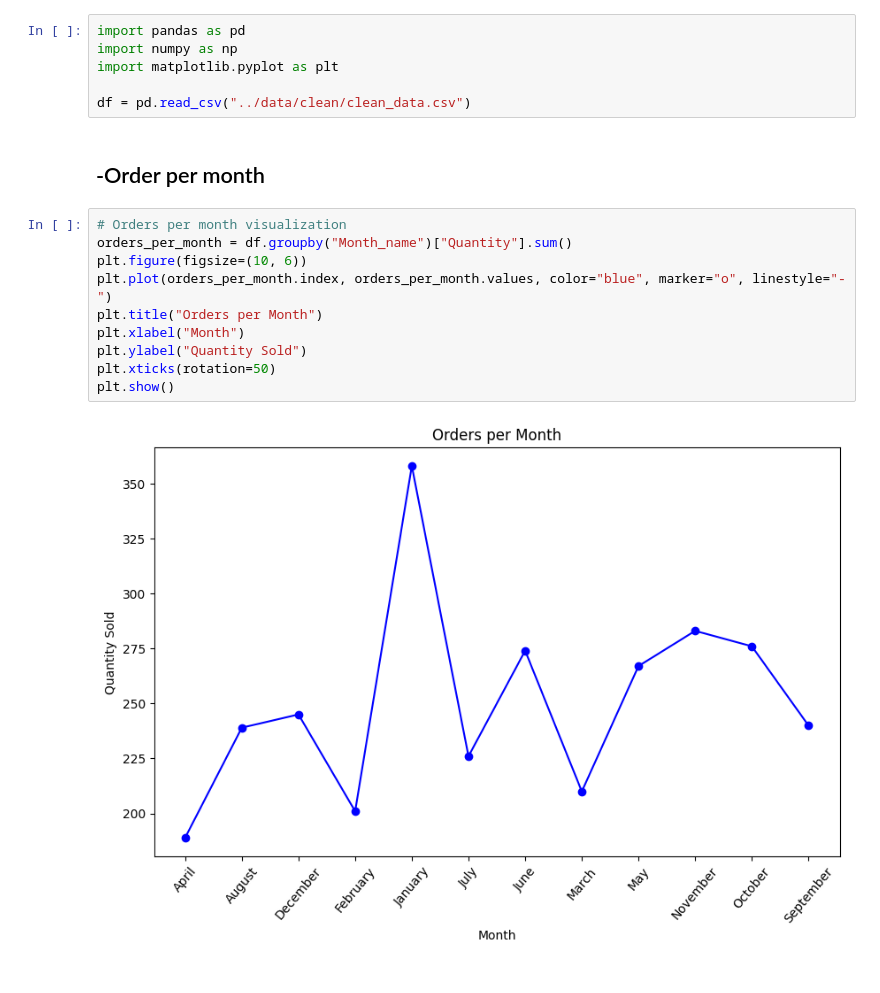
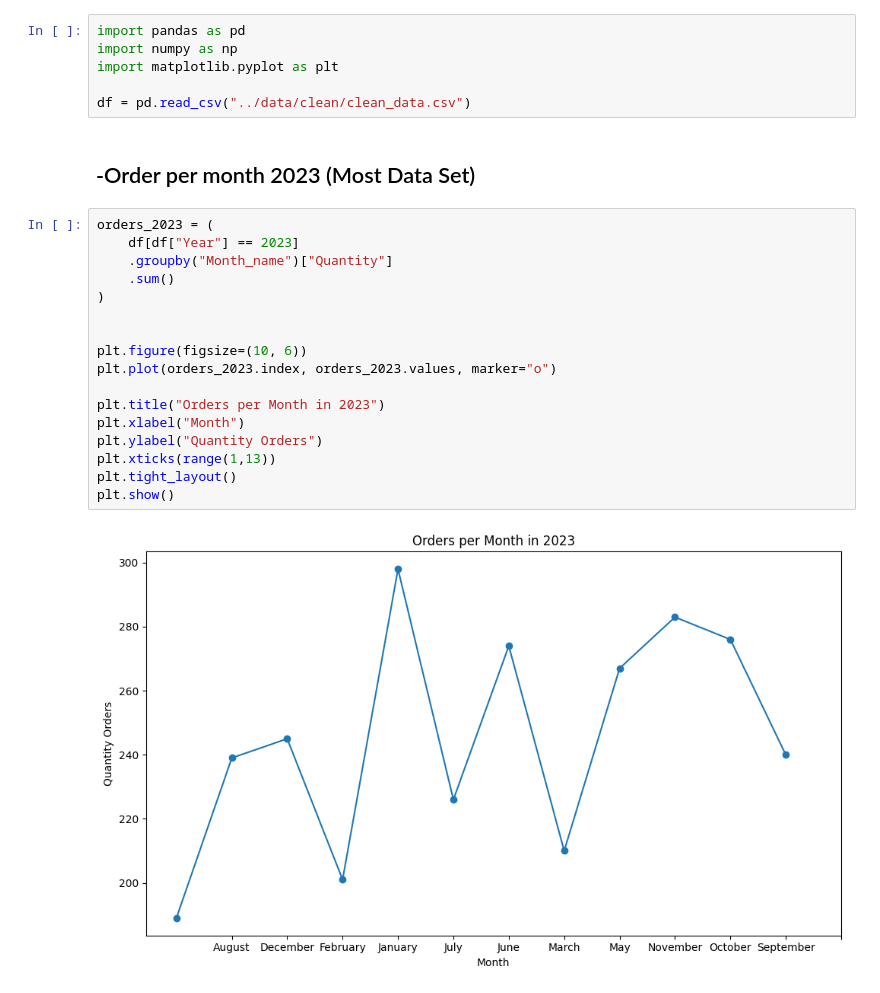
Before and after one commit to ppts2545/E-commerce-Sales-and-Customer-Insights-Dataset, a Jupyter notebook: notebooks/04_eda_order.ipynb, the cells around one changed output. Cells and saved outputs as stored; diff of their text form.

Commit message:
add fix filter 2023 display analyze 2024 year of order from customer

```diff
--- a/notebooks/04_eda_order.ipynb
+++ b/notebooks/04_eda_order.ipynb
@@ -7,16 +7,23 @@ import matplotlib.pyplot as plt
 
 df = pd.read_csv("../data/clean/clean_data.csv")
 # %% [markdown]
-## -Order per month
+## -Order per month 2023 (Most Data Set)
-# %%
-# Orders per month visualization
-orders_per_month = df.groupby("Month_name")["Quantity"].sum()
-plt.figure(figsize=(10, 6))
-plt.plot(orders_per_month.index, orders_per_month.values, color="blue", marker="o", linestyle="-")
-plt.title("Orders per Month")
-plt.xlabel("Month")
-plt.ylabel("Quantity Sold")
-plt.xticks(rotation=50)
-plt.show()
-# %% [output]
-[figure, removed]
+# %%
+orders_2023 = (
+    df[df["Year"] == 2023]
+    .groupby("Month_name")["Quantity"]
+    .sum()
+)
+
+
+plt.figure(figsize=(10, 6))
+plt.plot(orders_2023.index, orders_2023.values, marker="o")
+
+plt.title("Orders per Month in 2023")
+plt.xlabel("Month")
+plt.ylabel("Quantity Orders")
+plt.xticks(range(1,13))
+plt.tight_layout()
+plt.show()
+# %% [output]
+[figure, added]
```
Also changed, not shown: parts of 8 cells of this notebook, 2 other files.
